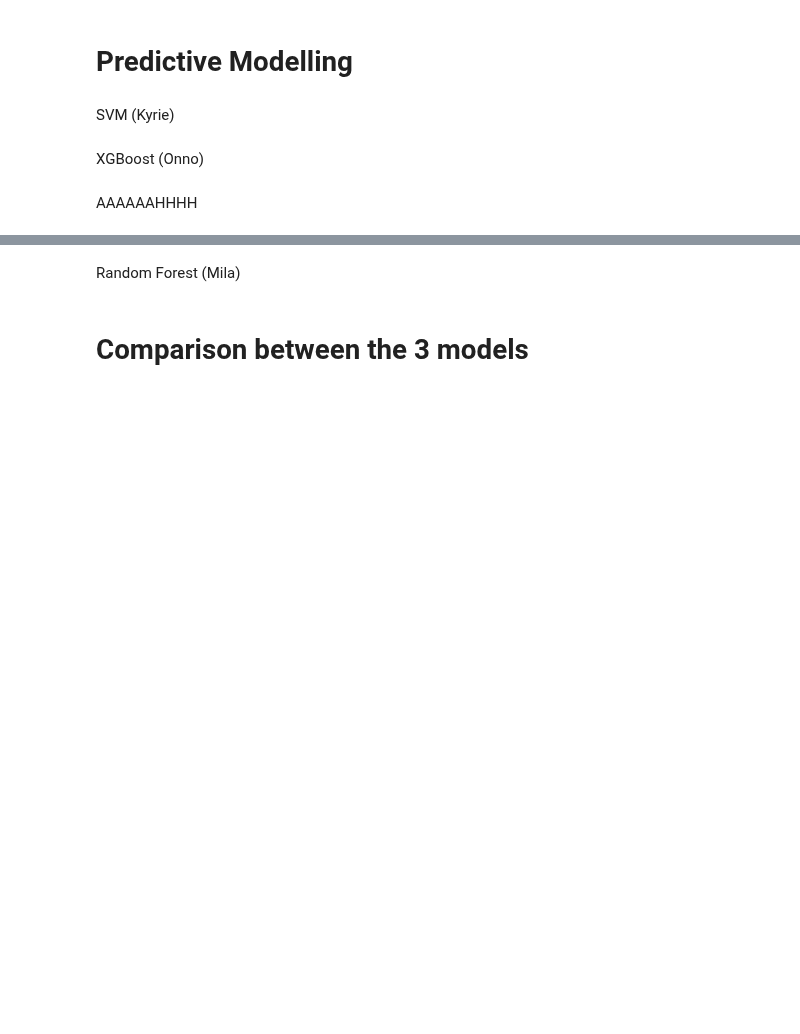
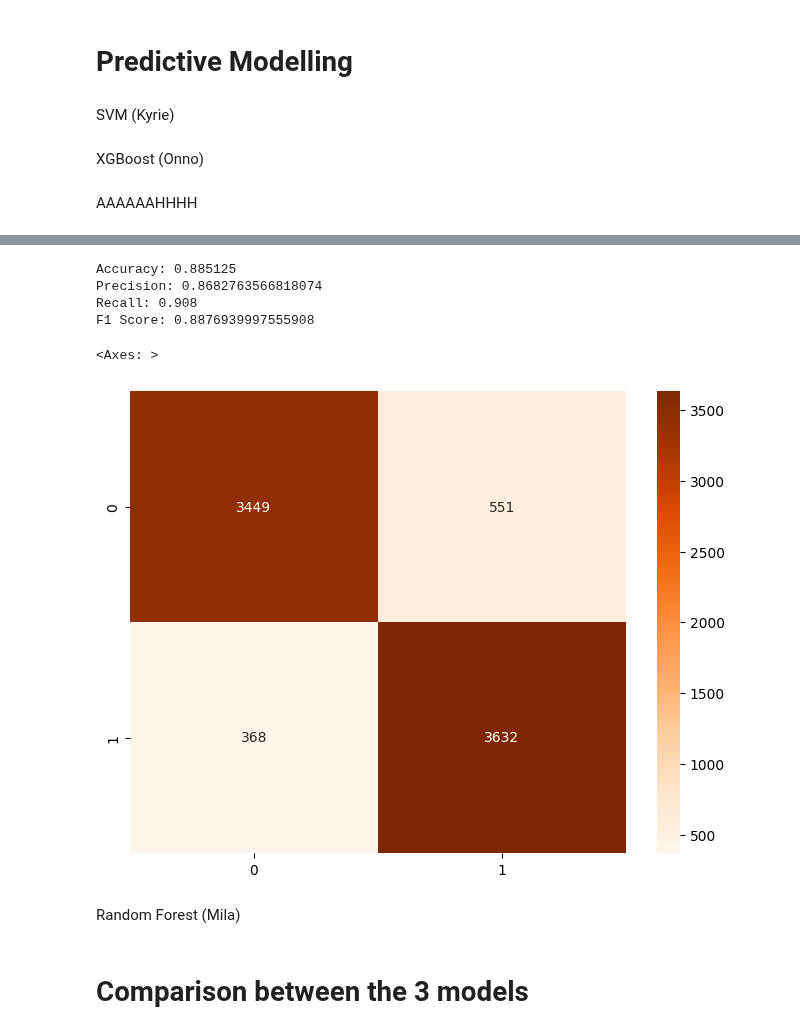
Before and after one commit to DSBE-Semester-A/DataMining, a Jupyter notebook: Assignment2/Assignment_2.ipynb, the cells around one changed output, grey strips where cells are left out. Saved outputs shown, nothing was run; the diff lists cells and outputs as text; code cells hidden in the pictures; blank space fills up the shorter version.

```diff
--- a/Assignment2/Assignment_2.ipynb
+++ b/Assignment2/Assignment_2.ipynb
@@ -447,3 +472,26 @@ AAAAAAHHHH
+# %%
+#Evaluate best model performance
+from sklearn.metrics import classification_report, confusion_matrix, precision_score, recall_score, f1_score
+
+#Predict the target variable
+y_pred = xgb_best.predict(df_upsampled[key_features])
+
+#Print evaluation measures
+print('Accuracy:', np.mean(df_upsampled['y_yes'] == y_pred))
+print('Precision:', precision_score(df_upsampled['y_yes'], y_pred))
+print('Recall:', recall_score(df_upsampled['y_yes'], y_pred))
+print('F1 Score:', f1_score(df_upsampled['y_yes'], y_pred))
+
+#Visualize confusion matrix
+plt.figure(figsize=(8, 6))
+sns.heatmap(confusion_matrix(df_upsampled['y_yes'], y_pred), annot=True, fmt='d', cmap=plt.cm.Oranges)
+# %% [output]
+Accuracy: 0.885125
+Precision: 0.8682763566818074
+Recall: 0.908
+F1 Score: 0.8876939997555908
+<Axes: >
+[figure, added]
 # %% [markdown]
 Random Forest (Mila)
 # %% [markdown]
```
Also changed, not shown: parts of 13 cells of this notebook, 1 other file.
